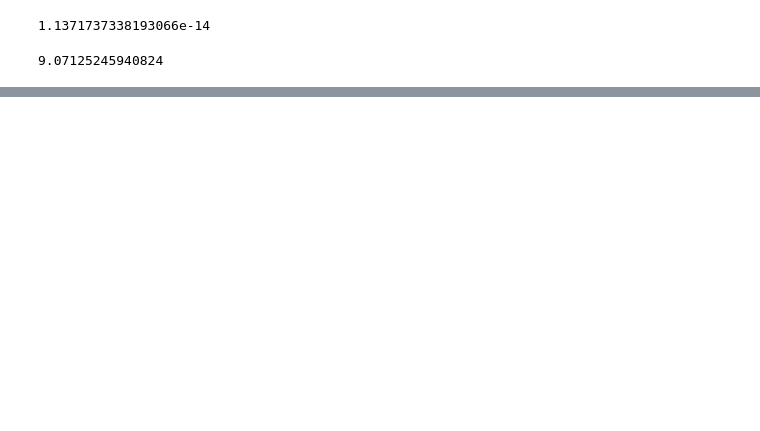
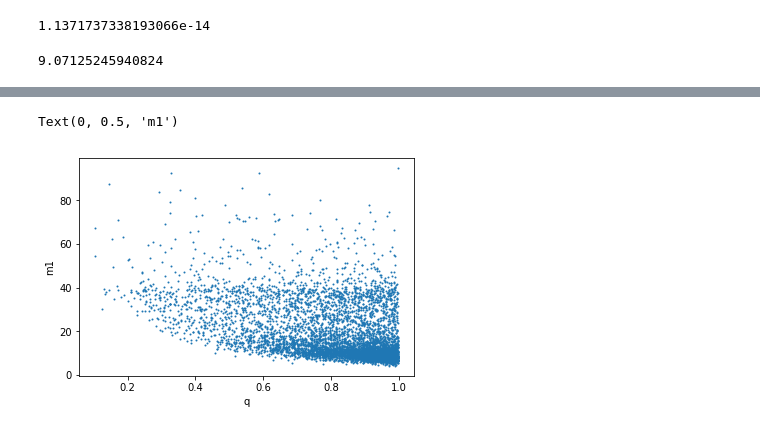
Before and after one commit to andrea0292/Event-Rate-GW, a Jupyter notebook: Check_Stas_Laura.ipynb, the cells around one changed output, grey strips where cells are left out. Saved outputs shown, nothing was run; the diff lists cells and outputs as text; code cells hidden in the pictures; blank space fills up the shorter version.

```diff
--- a/Check_Stas_Laura.ipynb
+++ b/Check_Stas_Laura.ipynb
@@ -407,0 +582,7 @@ print(med)#, up-med, low-med)
+# %%
+plt.scatter(qsamples, m1samples, s=1)
+plt.xlabel('q')
+plt.ylabel('m1')
+# %% [output]
+Text(0, 0.5, 'm1')
+[figure, added]
```
Also changed, not shown: parts of 25 cells of this notebook.
